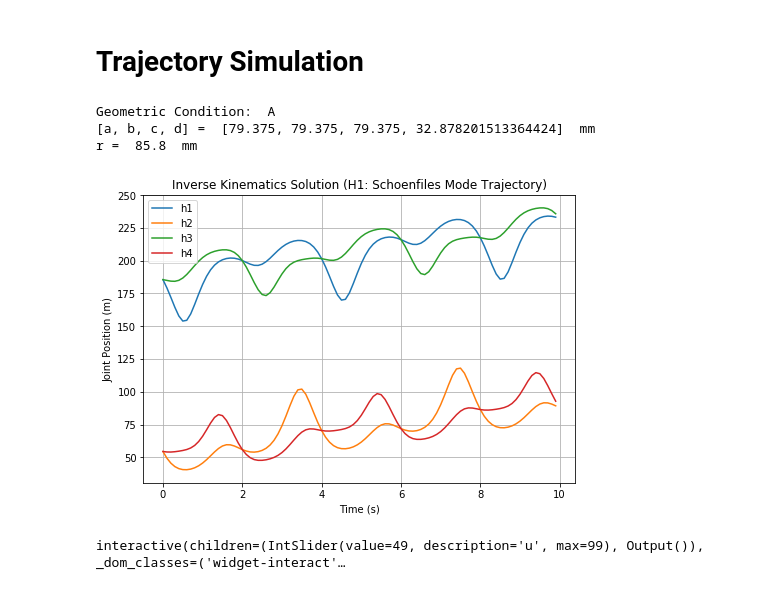
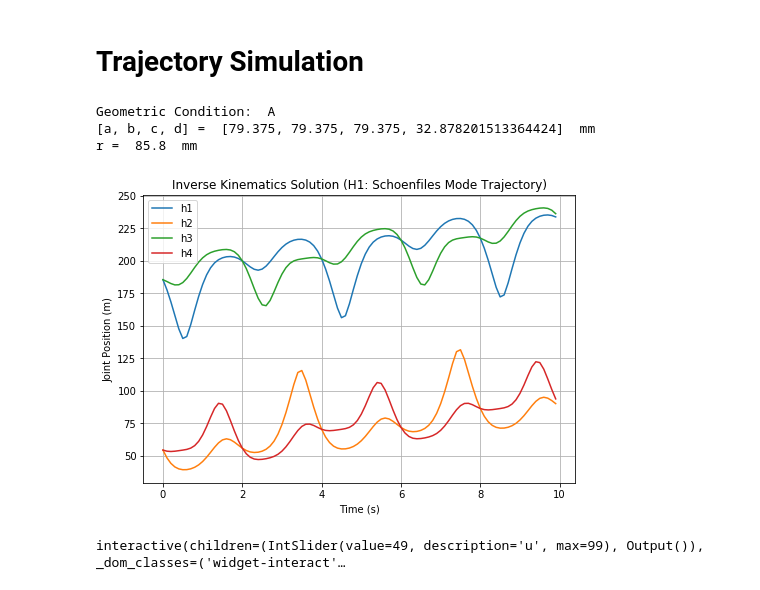
Before and after one commit to ROAR-Lab-Spine/4-CRU_mechanism_analysis, a Jupyter notebook: 4CRU_mech_kinematics.ipynb, the cells around one changed output. Cells and saved outputs as stored; diff of their text form; code cells hidden in the pictures.

```diff
--- a/4CRU_mech_kinematics.ipynb
+++ b/4CRU_mech_kinematics.ipynb
@@ -298,7 +298,7 @@ XxH1 = 15.0 + 15.0*cos(0.5 * np.pi * tt)
 YyH1 = 15.0*sin(0.5 * np.pi * tt)
 ZzH1 = 120.0 + 4 * tt
 # PhiH1 = np.ones(len(T))*0.2
-PhiH1 = 0.2*sin(np.pi * tt)
+PhiH1 = 0.25*sin(np.pi * tt)
 
 robot.operation_mode = "H1"
 
@@ -306,34 +306,34 @@ dof1 = lambdify(tt, XxH1, "numpy")
 dof2 = lambdify(tt, YyH1, "numpy")
 dof3 = lambdify(tt, ZzH1, "numpy")
 dof4 = lambdify(tt, PhiH1, "numpy")
 
 DOF1 = dof1(T)
 DOF2 = dof2(T)
 DOF3 = dof3(T)
 DOF4 = dof4(T)
 
 des_pose_4dof_traj = np.array([DOF1, DOF2, DOF3, DOF4])
 
 # des_pose_4dof_traj =
 Hh1, TFtf1 = robot.solve_inv_kin_traj(des_pose_4dof_traj)
 
 fig = plt.figure()
 ax = fig.add_axes([0,0,1,1])
 ax.plot(T, Hh1[0, :], label='h1')
 ax.plot(T, Hh1[1, :], label='h2')
 ax.plot(T, Hh1[2, :], label='h3')
 ax.plot(T, Hh1[3, :], label='h4')
 ax.set_ylabel('Joint Position (m)')
 ax.set_xlabel('Time (s)')
 ax.set_title('Inverse Kinematics Solution (H1: Schoenfiles Mode Trajectory)')
 ax.legend()
 plt.grid(True)
 plt.show()
 # %% [output]
 Geometric Condition:  A
 [a, b, c, d] =  [79.375, 79.375, 79.375, 32.878201513364424]  mm
 r =  85.8  mm
-[figure, old version]
+[figure, new version]
 # %%
 # https://ipywidgets.readthedocs.io/en/latest/examples/Using%20Interact.html
 #from __future__ import print_function
```
Also changed, not shown: parts of 1 cell of this notebook.
